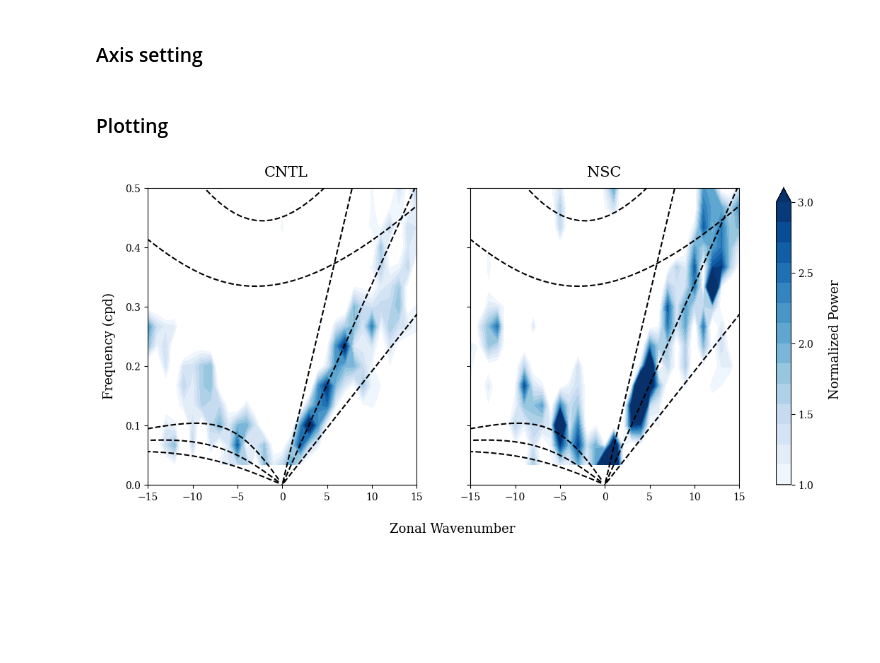
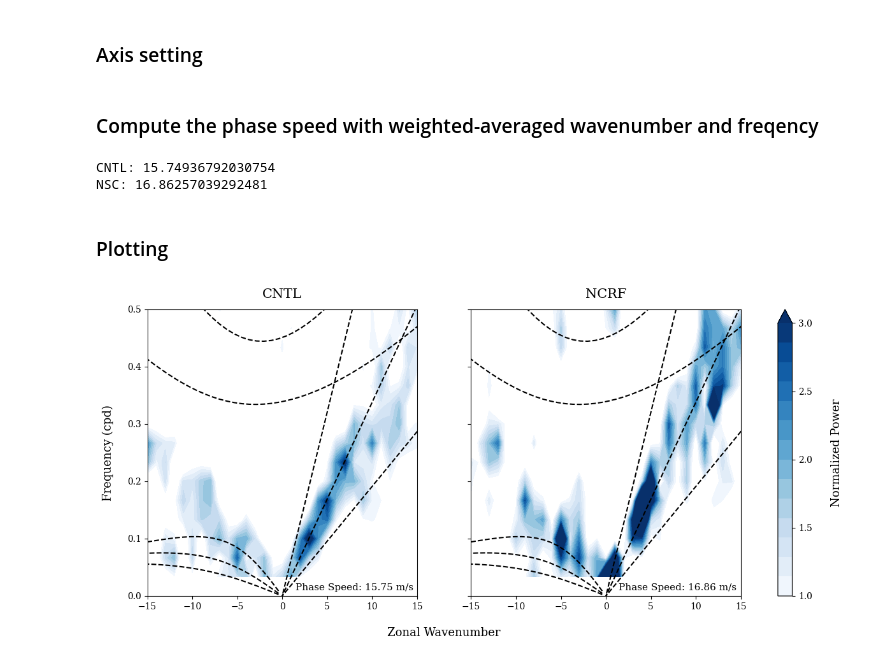
Before and after one commit to JOsephKan/bachelor_thesis, a Jupyter notebook: CNTL_vs_NSC/temp_power_spectrum.ipynb, the cells around one changed output. Saved outputs shown, nothing was run; the diff lists cells and outputs as text; code cells hidden in the pictures; blank space fills up the shorter version.

```diff
--- a/CNTL_vs_NSC/temp_power_spectrum.ipynb
+++ b/CNTL_vs_NSC/temp_power_spectrum.ipynb
@@ -153,46 +153,83 @@ fr_v = np.fft.fftshift(fr)
 fr_ana, wn_ana = th.genDispersionCurves(Ahe=[8, 25, 90])
 
 e_cond = np.where(wn_ana[3, 0, :]<=0)[0]
+# %% [markdown]
+### Compute the phase speed with weighted-averaged wavenumber and freqency
+# %%
+wnm, frm = np.meshgrid(wn, fr)
+
+kel_fr = lambda wn, ed: wn * (86400 / (2*np.pi*6.371e6))*np.sqrt(9.81*ed)
+
+# setting up condition of the bandpass filter
+kel_lim = np.where(
+    ((wnm >= 1) & (wnm <= 14) &
+    (frm >= 1/20) & (frm <= 1/2.5) &
+    (frm >= kel_fr(wnm, 8)) & (frm <= kel_fr(wnm, 90))))
+
+# compute the weighted-averaged wavenumber and frequency
+def weight_wn_fr(
+        wnm: np.ndarray,
+        frm: np.ndarray,
+        power_spec: np.ndarray,
+) -> list[np.ndarray, np.ndarray]:
+    wnm_weight = np.nansum(wnm[kel_lim] * power_spec[kel_lim]) / np.nansum(power_spec[kel_lim])
+    frm_weight = np.nansum(frm[kel_lim] * power_spec[kel_lim]) / np.nansum(power_spec[kel_lim])
+
+    return [wnm_weight, frm_weight]
+
+CNTL_weight = weight_wn_fr(wnm, frm, (power_spec_sym["cntl"]).T)
+NSC_weight = weight_wn_fr(wnm, frm, (power_spec_sym["nsc"]).T)
+
+CNTL_phase_speed = (CNTL_weight[1] / CNTL_weight[0]) * (2*np.pi*6.371e6) / 86400
+NSC_phase_speed = (NSC_weight[1] / NSC_weight[0]) * (2*np.pi*6.371e6) / 86400
+
+print(f"CNTL: {CNTL_phase_speed}")
+print(f"NSC: {NSC_phase_speed}")
+# %% [output]
+CNTL: 15.74936792030754
+NSC: 16.86257039292481
 # %% [markdown]
 ### Plotting
 # %%
 plt.rcParams["font.family"] = "serif"
 
-fig, ax = plt.subplots(1, 2, figsize=(11, 6), sharey=True)
+fig, ax = plt.subplots(1, 2, figsize=(12, 6), sharey=True)
 cntl_cf = ax[0].contourf(
     wn_v, fr_v[fr_v>0], np.fft.fftshift(peak["cntl"].T)[fr_v>0],
     levels=np.linspace(1, 3, 15), extend="max",
     cmap="Blues"
 )
 for i in range(3):
     ax[0].plot(wn_ana[3, i, :][e_cond], fr_ana[3, i, :][e_cond], "k--")
     ax[0].plot(wn_ana[4, i, :], fr_ana[4, i, :], "k--")
     ax[0].plot(wn_ana[5, i, :], fr_ana[5, i, :], "k--")
 ax[0].set_xlim(-15, 15)
 ax[0].set_ylim(0, 0.5)
+ax[0].text(8, 0.01, f"Phase Speed: {CNTL_phase_speed:.2f} m/s", fontsize=11, horizontalalignment='center')
+ax[0].text(0, 0.52, "CNTL", fontsize=15, horizontalalignment='center')
+ax[0].text(-20, 0.25, "Frequency (cpd)", rotation=90, fontsize=13, verticalalignment='center')
 
 ncrf_cf = ax[1].contourf(
     wn_v, fr_v[fr_v>0], np.fft.fftshift(peak["nsc"].T)[fr_v>0],
     levels=np.linspace(1, 3, 15), extend="max",
     cmap="Blues"
 )
 for i in range(3):
     ax[1].plot(wn_ana[3, i, :][e_cond], fr_ana[3, i, :][e_cond], "k--")
     ax[1].plot(wn_ana[4, i, :], fr_ana[4, i, :], "k--")
     ax[1].plot(wn_ana[5, i, :], fr_ana[5, i, :], "k--")
 ax[1].set_xlim(-15, 15)
 ax[1].set_ylim(0, 0.5)
+ax[1].text(8, 0.01, f"Phase Speed: {NSC_phase_speed:.2f} m/s", fontsize=11, horizontalalignment='center')
+ax[1].text(0, 0.52, "NCRF", fontsize=15, horizontalalignment='center')
 
-plt.text(-38, 0.52, "CNTL", fontsize=15)
-plt.text(-2, 0.52, "NSC", fontsize=15)
-plt.text(-24, -0.08, "Zonal Wavenumber", fontsize=13)
-plt.text(-56, 0.15, "Frequency (cpd)", rotation=90, fontsize=13)
-plt.text(25, 0.15, "Normalized Power", rotation=90, fontsize=13)
-plt.subplots_adjust(left=0.1, right=1.05, top=0.90, bottom=0.2)
+plt.text(-18, -0.07, "Zonal Wavenumber", fontsize=13, horizontalalignment='center')
+plt.text(25, 0.25, "Normalized Power", rotation=90, fontsize=13, verticalalignment='center')
+plt.subplots_adjust(left=0.08, right=1.05, top=0.90, bottom=0.15)
 
 cbar = plt.colorbar(ncrf_cf, ax=ax)
 cbar.set_ticks(np.linspace(1, 3, 5))
 
 plt.savefig("temp_power_spec.png", dpi=300)
 # %% [output]
-[figure, old version]
+[figure, new version]
```
Also changed, not shown: 3 other files.
